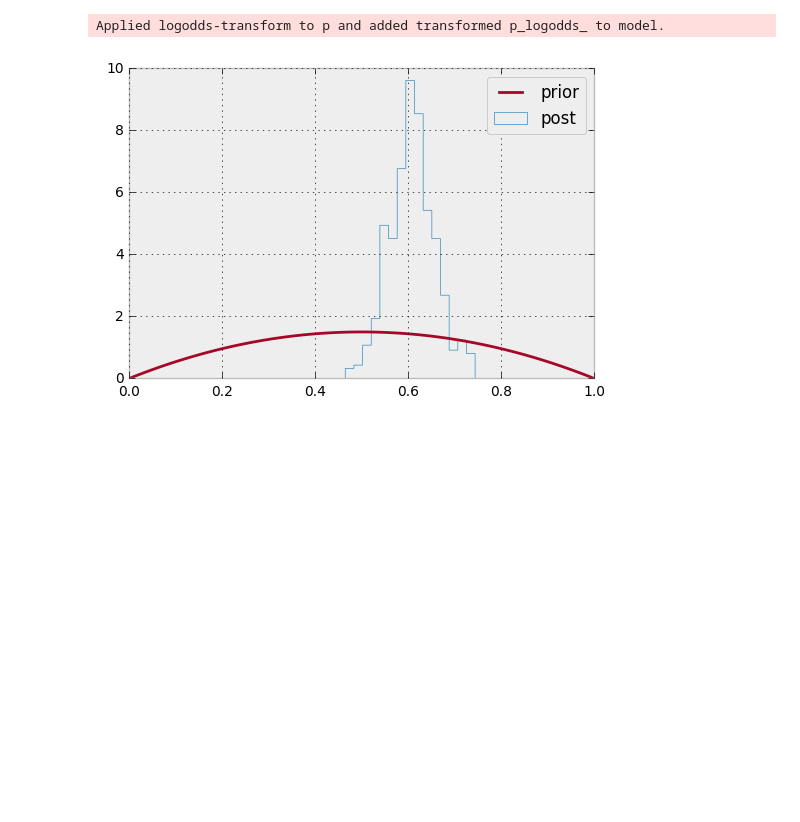
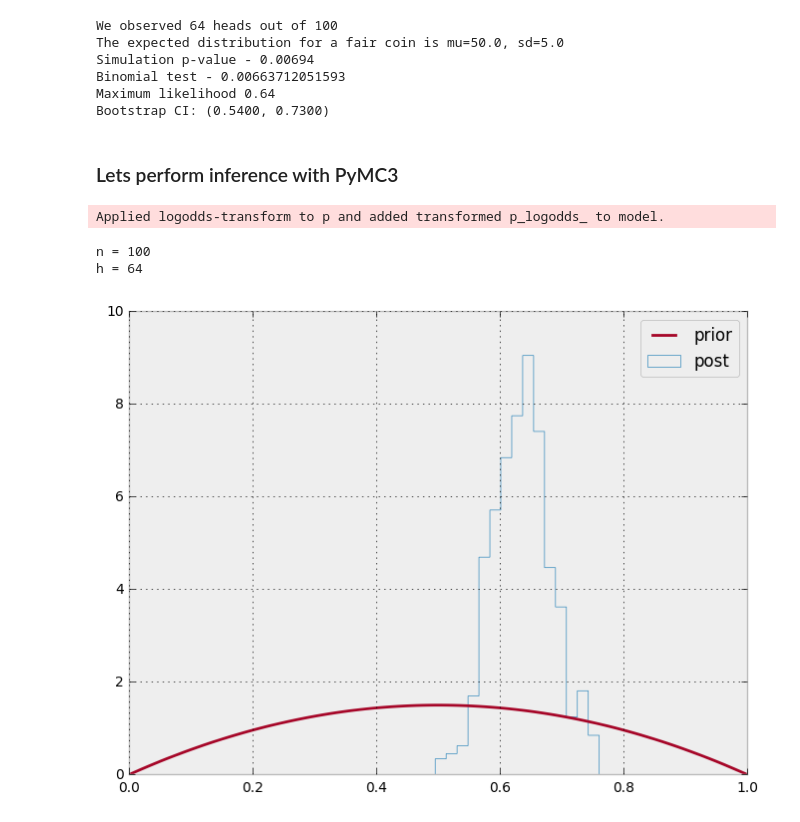
Before and after one commit to GalvanizeOpenSource/probabilistic-programming-intro, a Jupyter notebook: notebooks/introduction.ipynb, the cells around one changed output. Saved outputs shown, nothing was run; the diff lists cells and outputs as text; code cells hidden in the pictures; blank space fills up the shorter version.

```diff
--- a/notebooks/introduction.ipynb
+++ b/notebooks/introduction.ipynb
@@ -14,6 +23,46 @@ plt.style.use('bmh')
+# %%
+## lets start with some data
+n = 100
+pcoin = 0.62 # actual value of p for coin
+results = st.bernoulli(pcoin).rvs(n)
+h = sum(results)
+print("We observed %s heads out of %s"%(h,n))
+
+## the expected distribution
+p = 0.5
+rv = st.binom(n,p)
+mu = rv.mean()
+sd = rv.std()
+print("The expected distribution for a fair coin is mu=%s, sd=%s"%(mu,sd))
+
+## p-value by simulation
+nsamples = 100000
+xs = np.random.binomial(n, p, nsamples)
+print("Simulation p-value - %s"%(2*np.sum(xs >= h)/(xs.size + 0.0)))
+
+## p-value by binomial test
+print("Binomial test - %s"%st.binom_test(h, n, p))
+
+## MLE
+print("Maximum likelihood %s"%(np.sum(results)/float(len(results))))
+
+## bootstrap
+bs_samples = np.random.choice(results, (nsamples, len(results)), replace=True)
+bs_ps = np.mean(bs_samples, axis=1)
+bs_ps.sort()
+print("Bootstrap CI: (%.4f, %.4f)" % (bs_ps[int(0.025*nsamples)], bs_ps[int(0.975*nsamples)]))
+# %% [output]
+We observed 64 heads out of 100
+The expected distribution for a fair coin is mu=50.0, sd=5.0
+Simulation p-value - 0.00694
+Binomial test - 0.00663712051593
+Maximum likelihood 0.64
+Bootstrap CI: (0.5400, 0.7300)
+# %% [markdown]
+### Lets perform inference with PyMC3
 # %%
-n = 100
-h = 61
+print("n = %s"%n)
+print("h = %s"%h)
 alpha = 2
 beta = 2
 
@@ -31,10 +80,15 @@ with pm.Model() as model: # context management
     trace = pm.sample(niter, step, start, random_seed=123, progressbar=True)
 # %% [output]
 Applied logodds-transform to p and added transformed p_logodds_ to model.
+n = 100
+h = 64
 # %%
-plt.hist(trace['p'], 15, histtype='step', normed=True, label='post');
+fig = plt.figure(figsize=(8,6))
+ax = fig.add_subplot(111)
+
+ax.hist(trace['p'], 15, histtype='step', normed=True, label='post');
 x = np.linspace(0, 1, 100)
-plt.plot(x, stats.beta.pdf(x, alpha, beta), label='prior');
-plt.legend(loc='best');
+ax.plot(x, st.beta.pdf(x, alpha, beta), label='prior');
+ax.legend(loc='best');
 # %% [output]
-[figure, old version]
+[figure, new version]
```
Also changed, not shown: parts of 17 cells of this notebook, 16 other files.
